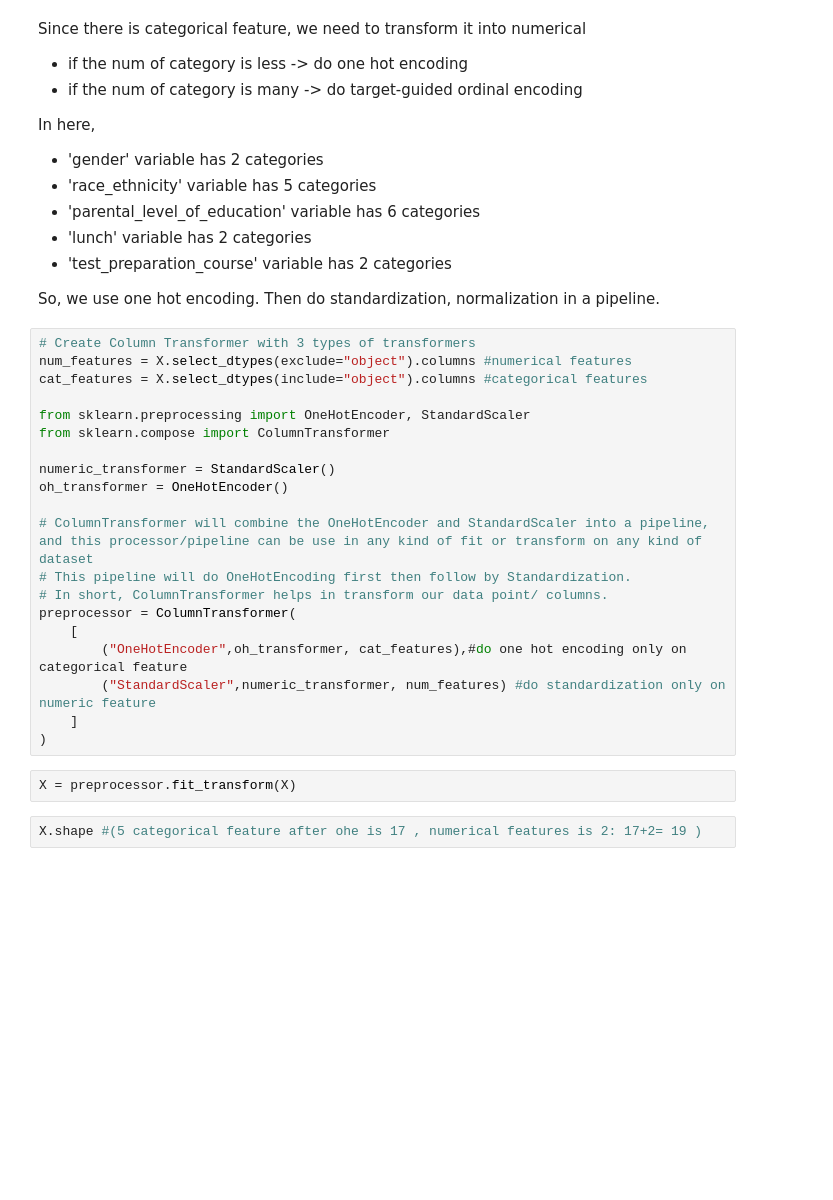
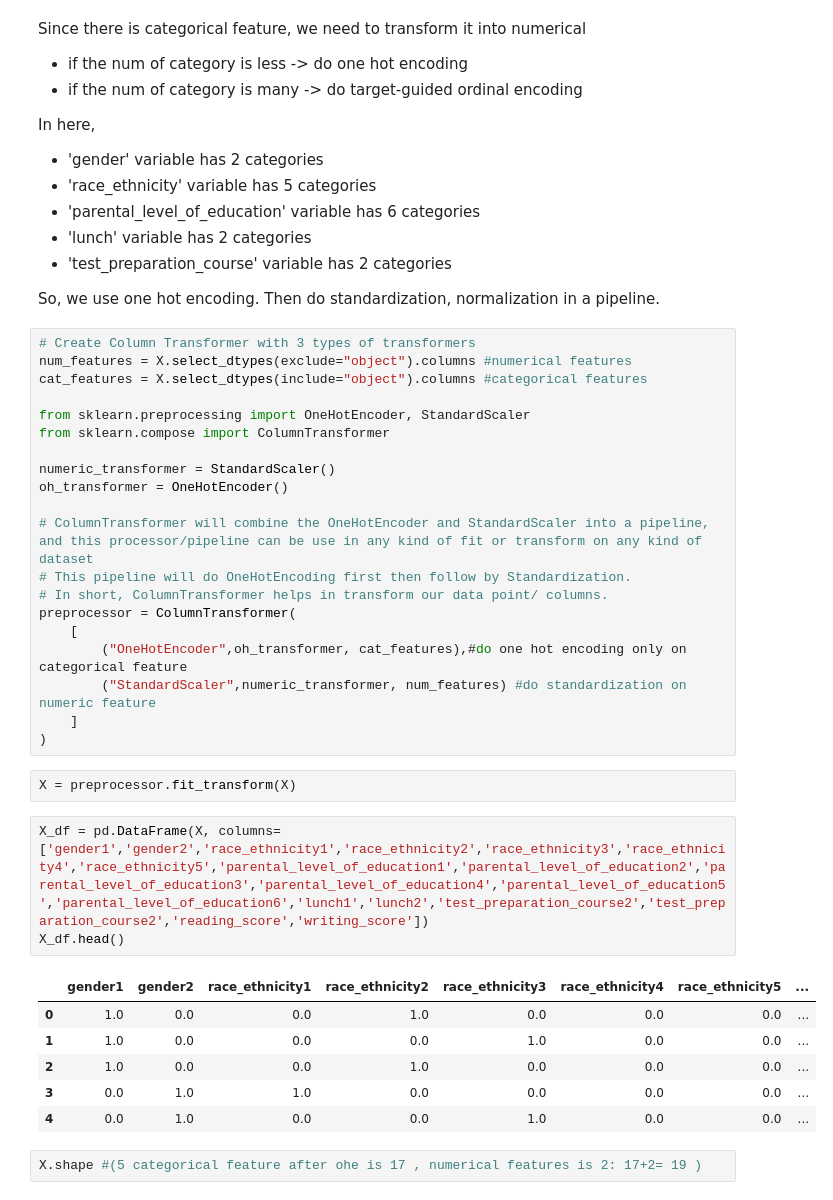
Before and after one commit to meiyihTan/mlproject, a Jupyter notebook: notebook/2.MODEL_TRAINING.ipynb, the cells around one changed output. Saved outputs shown, nothing was run; the diff lists cells and outputs as text; blank space fills up the shorter version.

Commit message:
Data Transformation

```diff
--- a/notebook/2.MODEL_TRAINING.ipynb
+++ b/notebook/2.MODEL_TRAINING.ipynb
@@ -115,11 +115,21 @@ oh_transformer = OneHotEncoder()
 preprocessor = ColumnTransformer(
     [
         ("OneHotEncoder",oh_transformer, cat_features),#do one hot encoding only on categorical feature
-        ("StandardScaler",numeric_transformer, num_features) #do standardization only on numeric feature
+        ("StandardScaler",numeric_transformer, num_features) #do standardization on numeric feature
     ]
 )
 # %%
 X = preprocessor.fit_transform(X)
+# %%
+X_df = pd.DataFrame(X, columns=['gender1','gender2','race_ethnicity1','race_ethnicity2','race_ethnicity3','race_ethnicity4','race_ethnicity5','parental_level_of_education1','parental_level_of_education2','parental_level_of_education3','parental_level_of_education4','parental_level_of_education5','parental_level_of_education6','lunch1','lunch2','test_preparation_course2','test_preparation_course2','reading_score','writing_score'])
+X_df.head()
+# %% [output]
+|  | gender1 | gender2 | race_ethnicity1 | race_ethnicity2 | race_ethnicity3 | race_ethnicity4 | race_ethnicity5 | ... |
+| 0 | 1.0 | 0.0 | 0.0 | 1.0 | 0.0 | 0.0 | 0.0 | ... |
+| 1 | 1.0 | 0.0 | 0.0 | 0.0 | 1.0 | 0.0 | 0.0 | ... |
+| 2 | 1.0 | 0.0 | 0.0 | 1.0 | 0.0 | 0.0 | 0.0 | ... |
+| 3 | 0.0 | 1.0 | 1.0 | 0.0 | 0.0 | 0.0 | 0.0 | ... |
+| 4 | 0.0 | 1.0 | 0.0 | 0.0 | 1.0 | 0.0 | 0.0 | ... |
 # %%
 X.shape #(5 categorical feature after ohe is 17 , numerical features is 2: 17+2= 19 )
 # %% [output]
```
Also changed, not shown: 5 other files.
